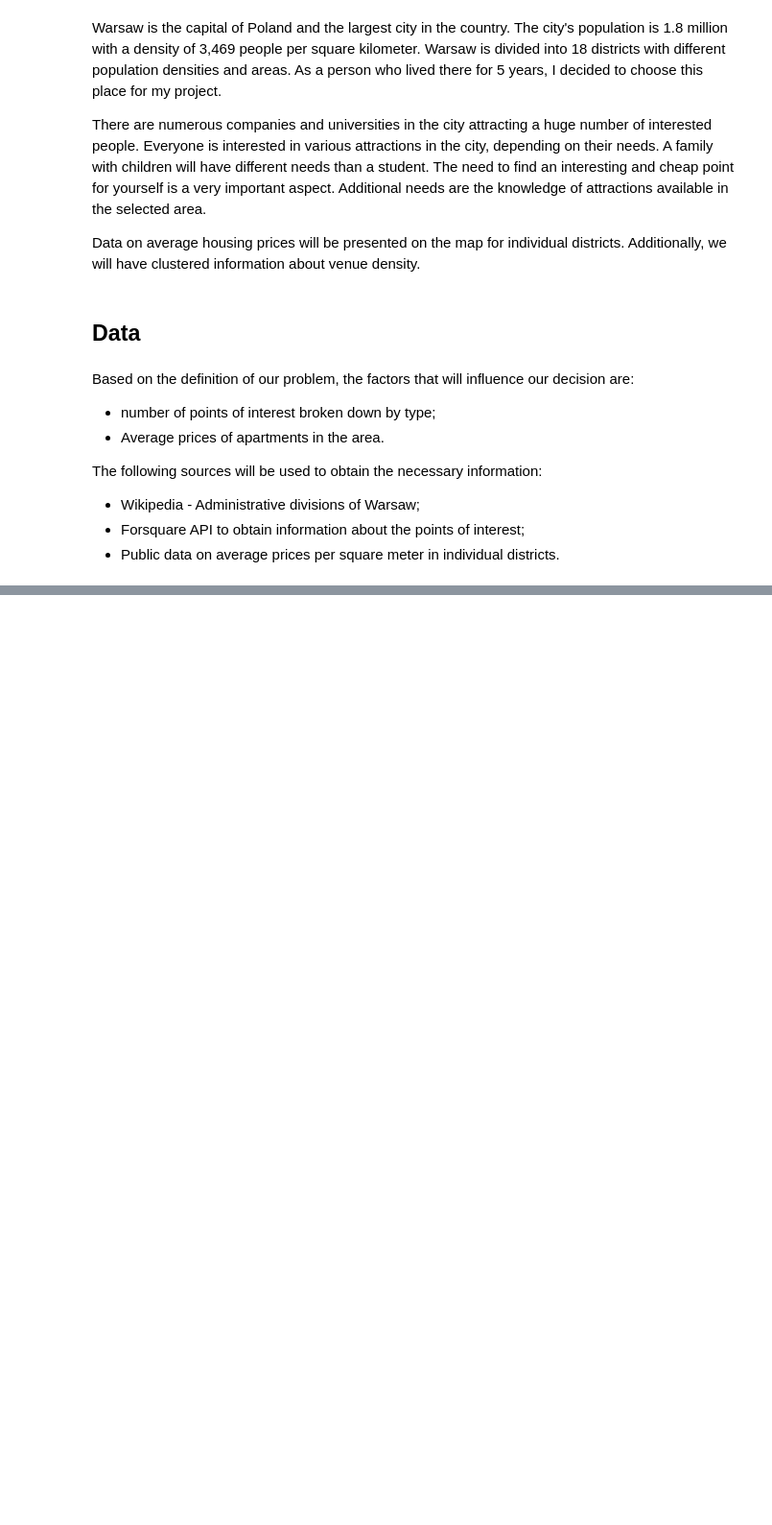
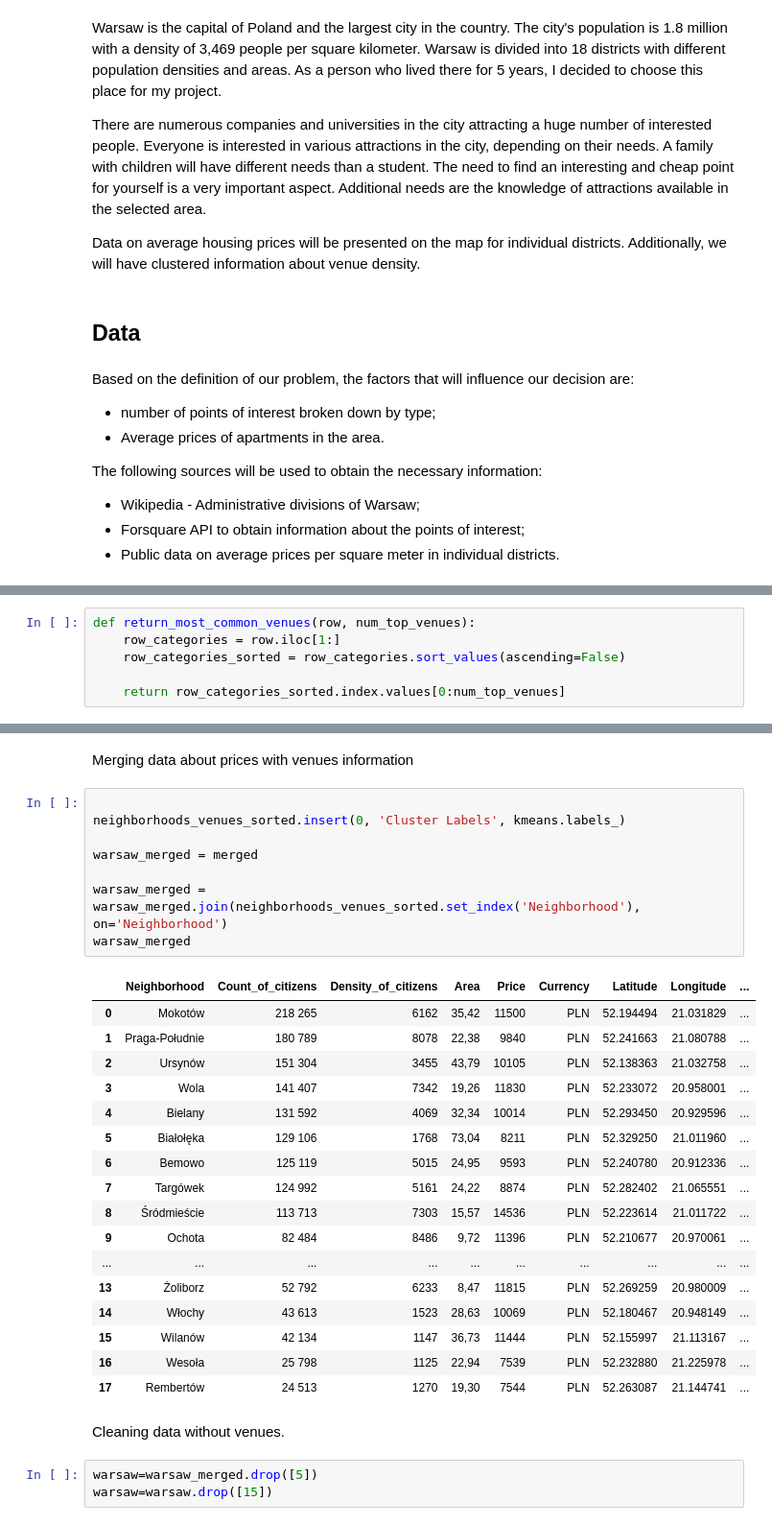
Before and after one commit to MagdalenaSiedlecka/Capstone-Project, a Jupyter notebook: Capstone_The-Battle-of-the-Neighborhoods-Warsaw.ipynb, the cells around one changed output, grey strips where cells are left out. Shown at 96% size. Drawn from its saved outputs; the diff is of its cells as text; blank space fills up the shorter version.

```diff
--- a/Capstone_The-Battle-of-the-Neighborhoods-Warsaw.ipynb
+++ b/Capstone_The-Battle-of-the-Neighborhoods-Warsaw.ipynb
@@ -29,0 +317,6 @@ The following sources will be used to obtain the necessary information:
+# %%
+def return_most_common_venues(row, num_top_venues):
+    row_categories = row.iloc[1:]
+    row_categories_sorted = row_categories.sort_values(ascending=False)
+
+    return row_categories_sorted.index.values[0:num_top_venues]
@@ -29,0 +390,33 @@ The following sources will be used to obtain the necessary information:
+# %% [markdown]
+Merging data about prices with venues information
+# %%
+
+neighborhoods_venues_sorted.insert(0, 'Cluster Labels', kmeans.labels_)
+
+warsaw_merged = merged
+
+warsaw_merged = warsaw_merged.join(neighborhoods_venues_sorted.set_index('Neighborhood'), on='Neighborhood')
+warsaw_merged
+# %% [output]
+|  | Neighborhood | Count_of_citizens | Density_of_citizens | Area | Price | Currency | Latitude | Longitude | ... |
+| 0 | Mokotów | 218 265 | 6162 | 35,42 | 11500 | PLN | 52.194494 | 21.031829 | ... |
+| 1 | Praga-Południe | 180 789 | 8078 | 22,38 | 9840 | PLN | 52.241663 | 21.080788 | ... |
+| 2 | Ursynów | 151 304 | 3455 | 43,79 | 10105 | PLN | 52.138363 | 21.032758 | ... |
+| 3 | Wola | 141 407 | 7342 | 19,26 | 11830 | PLN | 52.233072 | 20.958001 | ... |
+| 4 | Bielany | 131 592 | 4069 | 32,34 | 10014 | PLN | 52.293450 | 20.929596 | ... |
+| 5 | Białołęka | 129 106 | 1768 | 73,04 | 8211 | PLN | 52.329250 | 21.011960 | ... |
+| 6 | Bemowo | 125 119 | 5015 | 24,95 | 9593 | PLN | 52.240780 | 20.912336 | ... |
+| 7 | Targówek | 124 992 | 5161 | 24,22 | 8874 | PLN | 52.282402 | 21.065551 | ... |
+| 8 | Śródmieście | 113 713 | 7303 | 15,57 | 14536 | PLN | 52.223614 | 21.011722 | ... |
+| 9 | Ochota | 82 484 | 8486 | 9,72 | 11396 | PLN | 52.210677 | 20.970061 | ... |
+| ... | ... | ... | ... | ... | ... | ... | ... | ... | ... |
+| 13 | Żoliborz | 52 792 | 6233 | 8,47 | 11815 | PLN | 52.269259 | 20.980009 | ... |
+| 14 | Włochy | 43 613 | 1523 | 28,63 | 10069 | PLN | 52.180467 | 20.948149 | ... |
+| 15 | Wilanów | 42 134 | 1147 | 36,73 | 11444 | PLN | 52.155997 | 21.113167 | ... |
+| 16 | Wesoła | 25 798 | 1125 | 22,94 | 7539 | PLN | 52.232880 | 21.225978 | ... |
+| 17 | Rembertów | 24 513 | 1270 | 19,30 | 7544 | PLN | 52.263087 | 21.144741 | ... |
+# %% [markdown]
+Cleaning data without venues.
+# %%
+warsaw=warsaw_merged.drop([5])
+warsaw=warsaw.drop([15])
```
Also changed, not shown: parts of 50 cells of this notebook.
